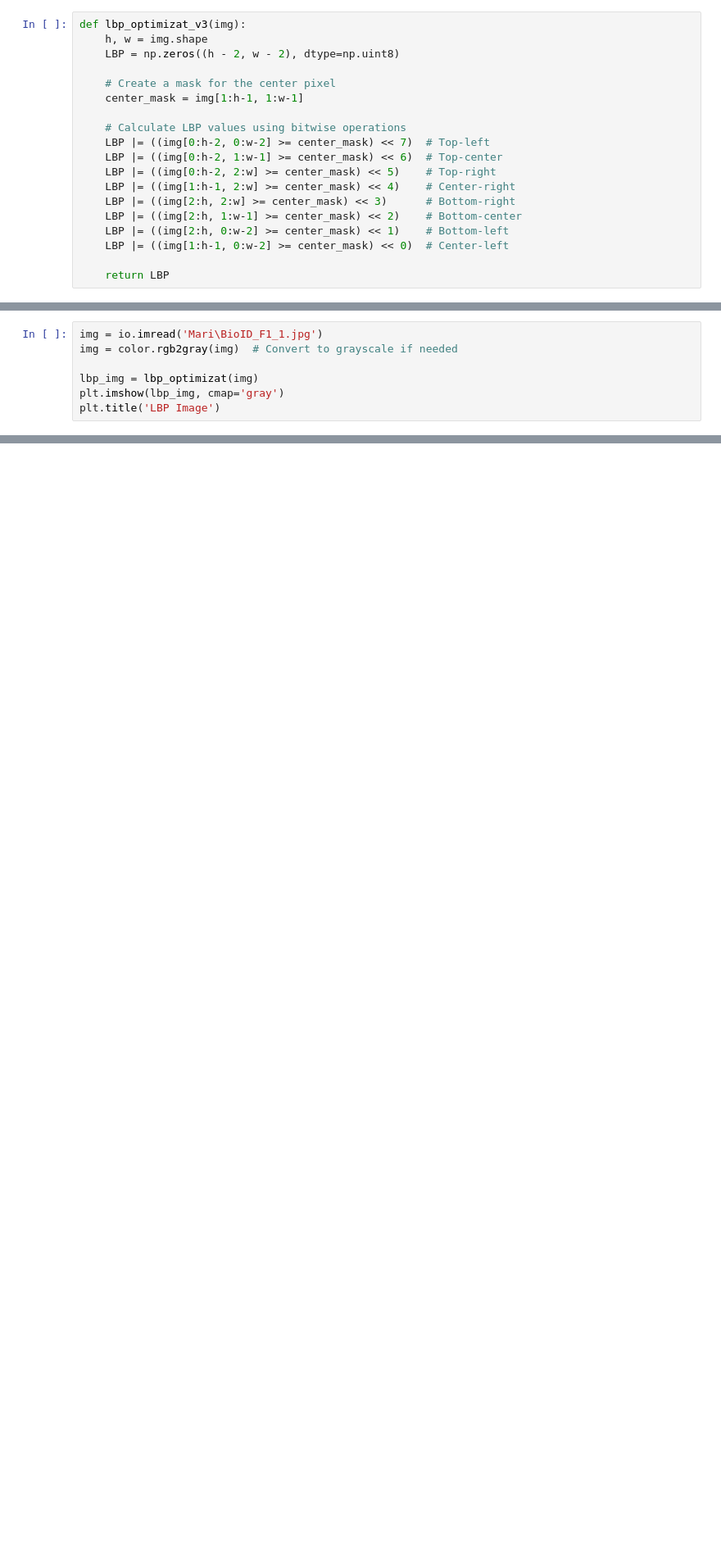
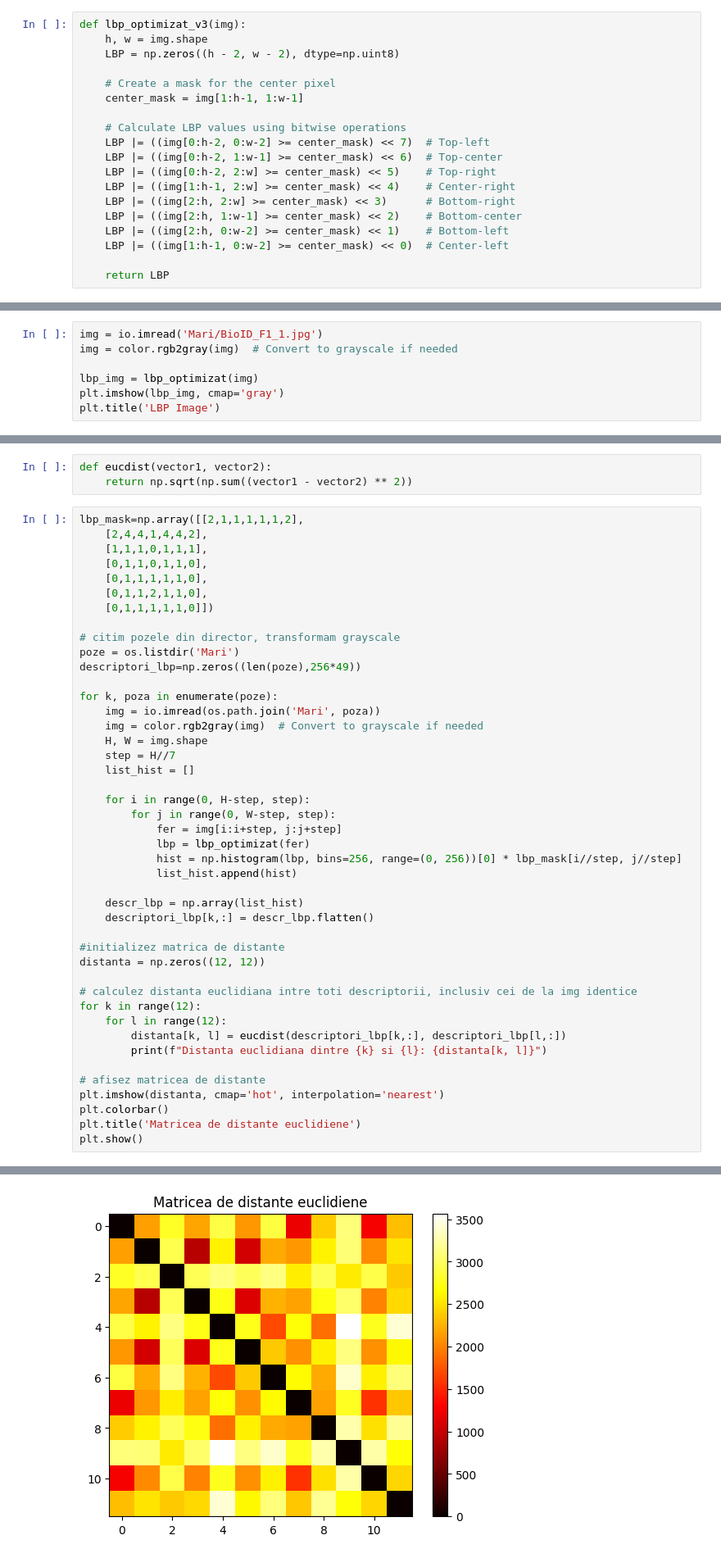
Before and after one commit to MarianS29/Labs-IVOM, a Jupyter notebook: Lab_5-LBP/Lab5_MS.ipynb, the cells around one changed output, grey strips where cells are left out. Shown: that part at 82% size. Cells and saved outputs as stored; diff of their text form; blank space fills up the shorter version.

```diff
--- a/Lab_5-LBP/Lab5_MS.ipynb
+++ b/Lab_5-LBP/Lab5_MS.ipynb
@@ -133,7 +133,7 @@ Edge elements (clockwise): [1, 2, 3, 6, 9, 8, 7, 4]
 LBP binary: 00011110
 LBP decimal: 30
 # %%
-img = io.imread('Mari\BioID_F1_1.jpg')
+img = io.imread('Mari/BioID_F1_1.jpg')
 img = color.rgb2gray(img)  # Convert to grayscale if needed
 
 lbp_img = lbp_optimizat(img)
@@ -152,0 +170,48 @@ Text(0.5, 1.0, 'LBP Image')
+# %%
+def eucdist(vector1, vector2):
+    return np.sqrt(np.sum((vector1 - vector2) ** 2))
+# %%
+lbp_mask=np.array([[2,1,1,1,1,1,2],
+    [2,4,4,1,4,4,2],
+    [1,1,1,0,1,1,1],
+    [0,1,1,0,1,1,0],
+    [0,1,1,1,1,1,0],
+    [0,1,1,2,1,1,0],
+    [0,1,1,1,1,1,0]])
+
+# citim pozele din director, transformam grayscale
+poze = os.listdir('Mari')
+descriptori_lbp=np.zeros((len(poze),256*49))
+
+for k, poza in enumerate(poze):
+    img = io.imread(os.path.join('Mari', poza))
+    img = color.rgb2gray(img)  # Convert to grayscale if needed
+    H, W = img.shape
+    step = H//7
+    list_hist = []
+
+    for i in range(0, H-step, step):
+        for j in range(0, W-step, step):
+            fer = img[i:i+step, j:j+step]
+            lbp = lbp_optimizat(fer)
+            hist = np.histogram(lbp, bins=256, range=(0, 256))[0] * lbp_mask[i//step, j//step]
+            list_hist.append(hist)
+
+    descr_lbp = np.array(list_hist)
+    descriptori_lbp[k,:] = descr_lbp.flatten()
+
+#initializez matrica de distante
+distanta = np.zeros((12, 12))
+
+# calculez distanta euclidiana intre toti descriptorii, inclusiv cei de la img identice
+for k in range(12):
+    for l in range(12):
+        distanta[k, l] = eucdist(descriptori_lbp[k,:], descriptori_lbp[l,:])
+        print(f"Distanta euclidiana dintre {k} si {l}: {distanta[k, l]}")
+
+# afisez matricea de distante
+plt.imshow(distanta, cmap='hot', interpolation='nearest')
+plt.colorbar()
+plt.title('Matricea de distante euclidiene')
+plt.show()
+# %% [output]
@@ -152,0 +235 @@ Text(0.5, 1.0, 'LBP Image')
+[figure, added]
```
Also changed, not shown: parts of 7 cells of this notebook, 8 other files.
